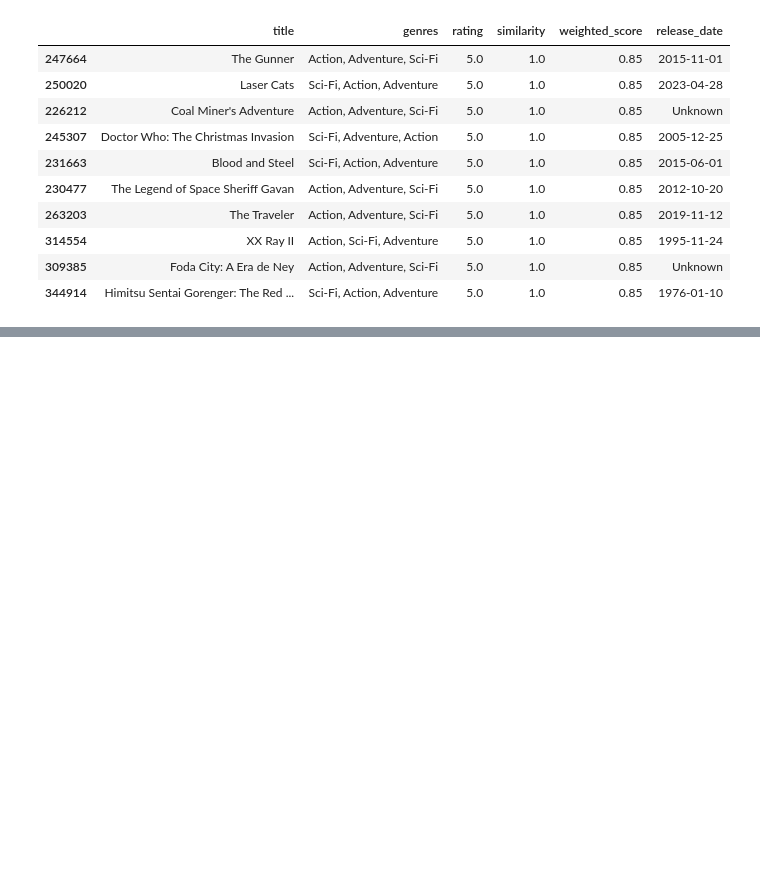
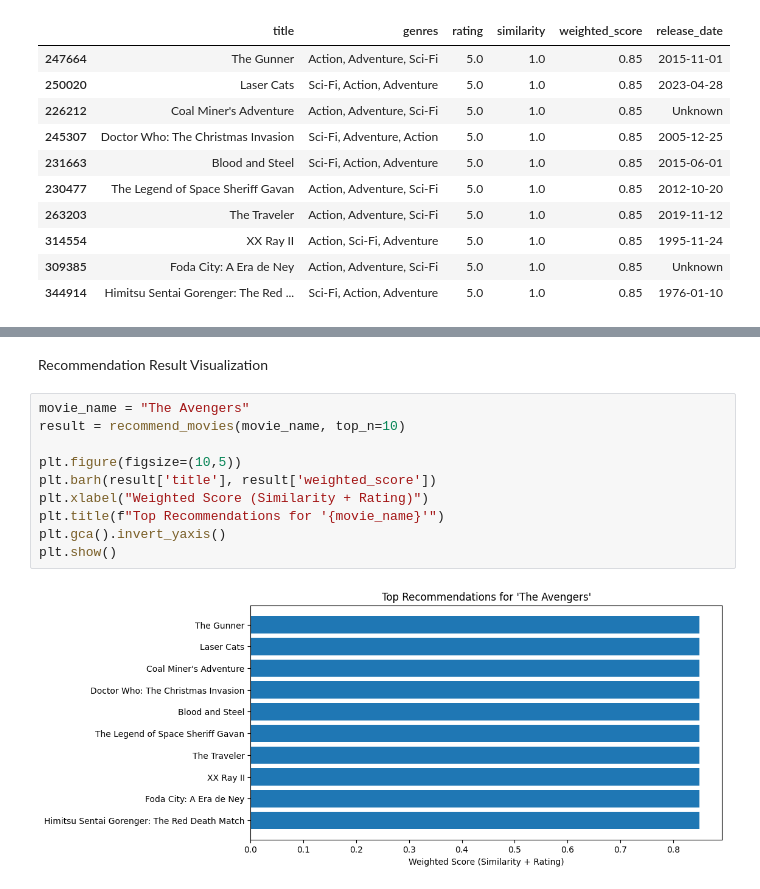
Before and after one commit to SACHIN-S-2004/Movie-Recommendation-System, a Jupyter notebook: movieRecommendation.ipynb, the cells around one changed output, grey strips where cells are left out. Drawn from its saved outputs; the diff is of its cells as text; blank space fills up the shorter version.

```diff
--- a/movieRecommendation.ipynb
+++ b/movieRecommendation.ipynb
@@ -115,0 +133,14 @@ recommend_movies("The Avengers", 10)
+# %% [markdown]
+Recommendation Result Visualization
+# %%
+movie_name = "The Avengers"
+result = recommend_movies(movie_name, top_n=10)
+
+plt.figure(figsize=(10,5))
+plt.barh(result['title'], result['weighted_score'])
+plt.xlabel("Weighted Score (Similarity + Rating)")
+plt.title(f"Top Recommendations for '{movie_name}'")
+plt.gca().invert_yaxis()
+plt.show()
+# %% [output]
+[figure, added]
```
Also changed, not shown: parts of 7 cells of this notebook, 3 other files.
